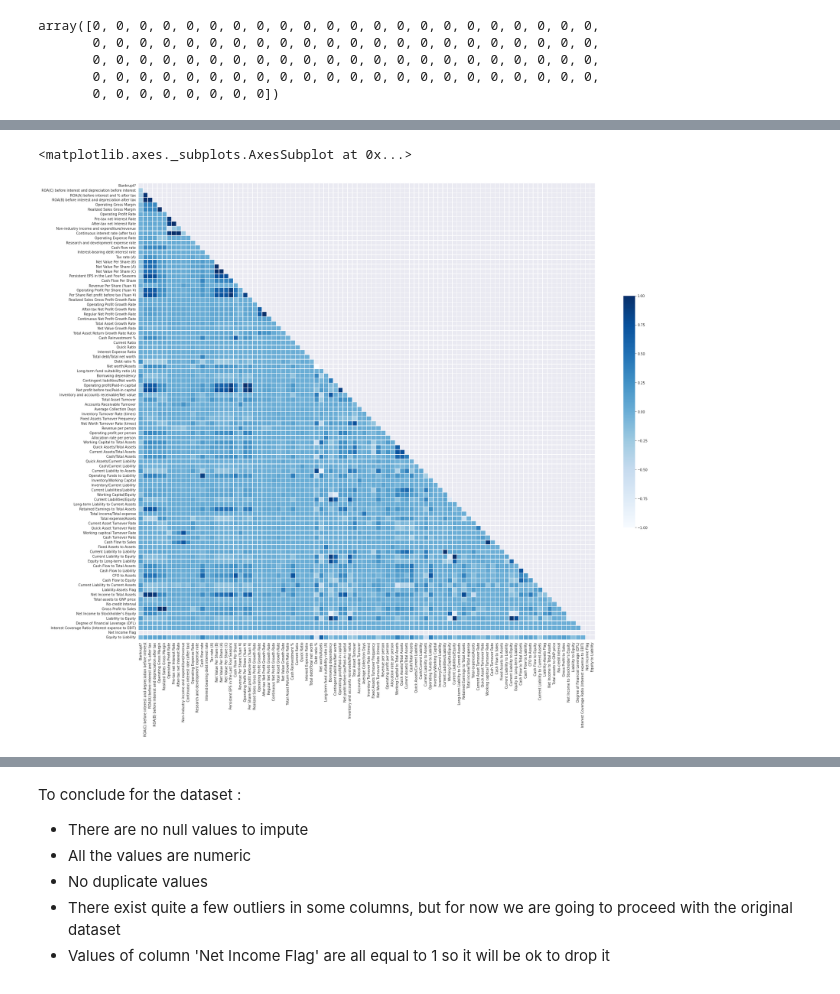
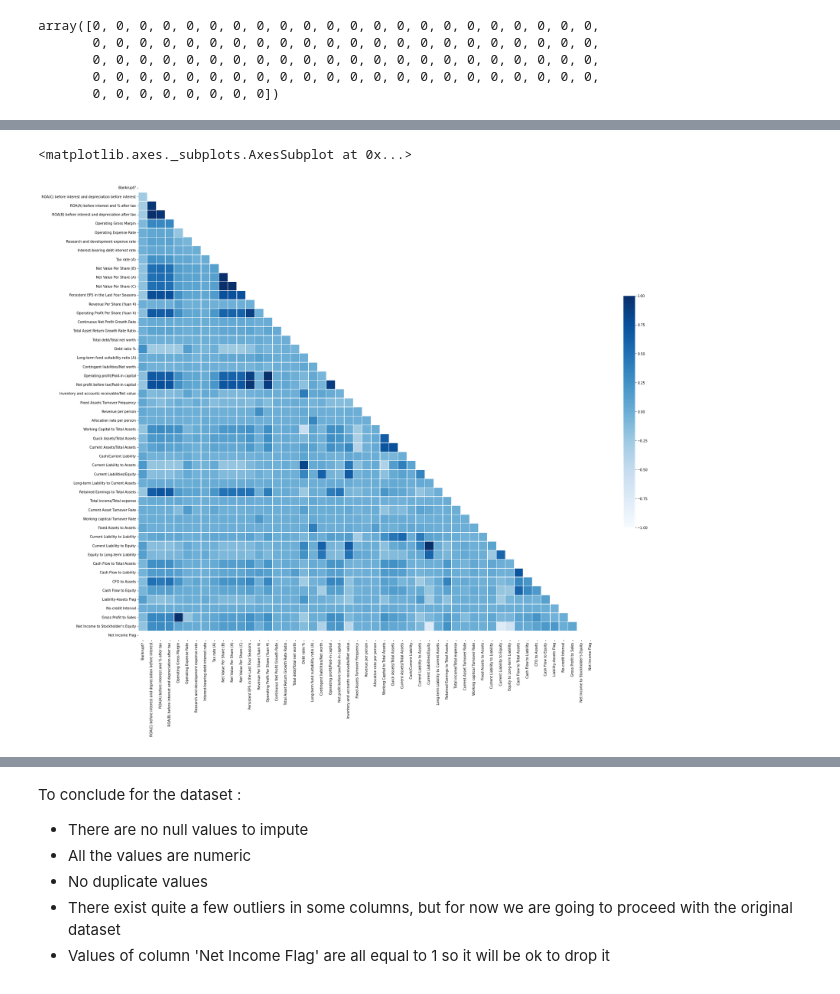
Before and after one commit to spros1/TaiwaneseBankruptcyPrediction, a Jupyter notebook: TaiwaneseBankruptcyPrediction.ipynb, the cells around one changed output, grey strips where cells are left out. Drawn from its saved outputs; the diff is of its cells as text; code cells hidden in the pictures.

```diff
--- a/TaiwaneseBankruptcyPrediction.ipynb
+++ b/TaiwaneseBankruptcyPrediction.ipynb
@@ -93,9 +109,18 @@ plt.show()
 # %%
-## heatmap
+# creation of new dataframe
+excludelist0 = [5,6,7,8,9,10,13,20,23,24,25,26,27,29,30,32,33,34,35,38,40,45,46,47,48,50,52,57,58,61,62,63,64,65,70,72,74,75,84,86,87,91,92,93,95]
+excludelist = []
+for e in range(0,96):
+    if e not in excludelist0:
+        excludelist.append(e)
+
+df_ex  = df.iloc[:,excludelist]
+
+# heatmap
 plt.figure(figsize=(30,25))
-sns.heatmap(df.corr(), cmap="Blues",mask=np.triu(np.ones_like(df.corr(), dtype=bool)) , center=0, vmin=-1, vmax=1, square=True, linewidths=.5, cbar_kws={"shrink": .5})
+sns.heatmap(df_ex.corr(), cmap="Blues",mask=np.triu(np.ones_like(df_ex.corr(), dtype=bool)) , center=0, vmin=-1, vmax=1, square=True, linewidths=.5, cbar_kws={"shrink": .5})
 # %% [output]
 <matplotlib.axes._subplots.AxesSubplot at 0x...>
-[figure, old version]
+[figure, new version]
 # %%
 # print count and percentage
```
Also changed, not shown: parts of 27 cells of this notebook.
